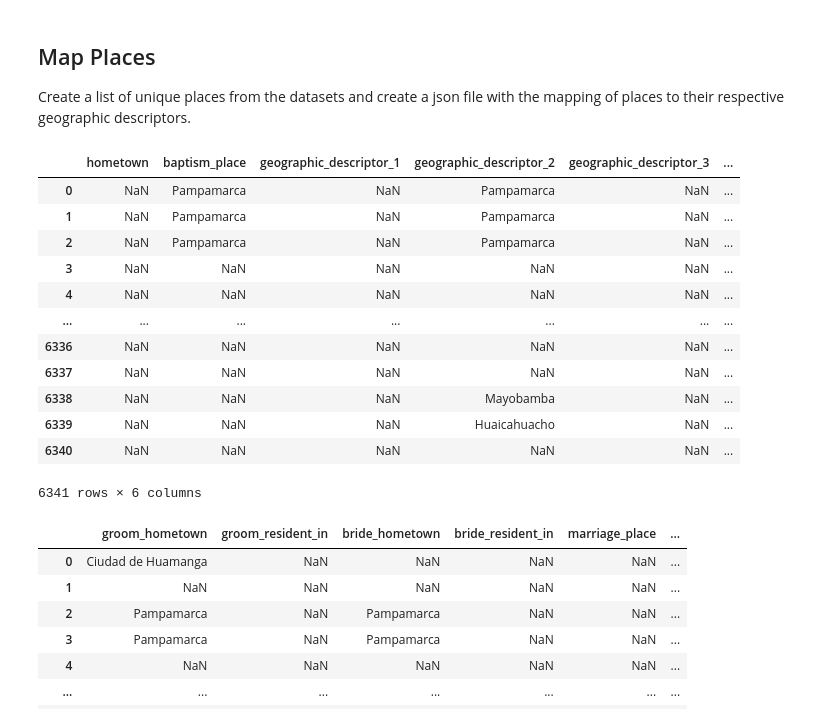
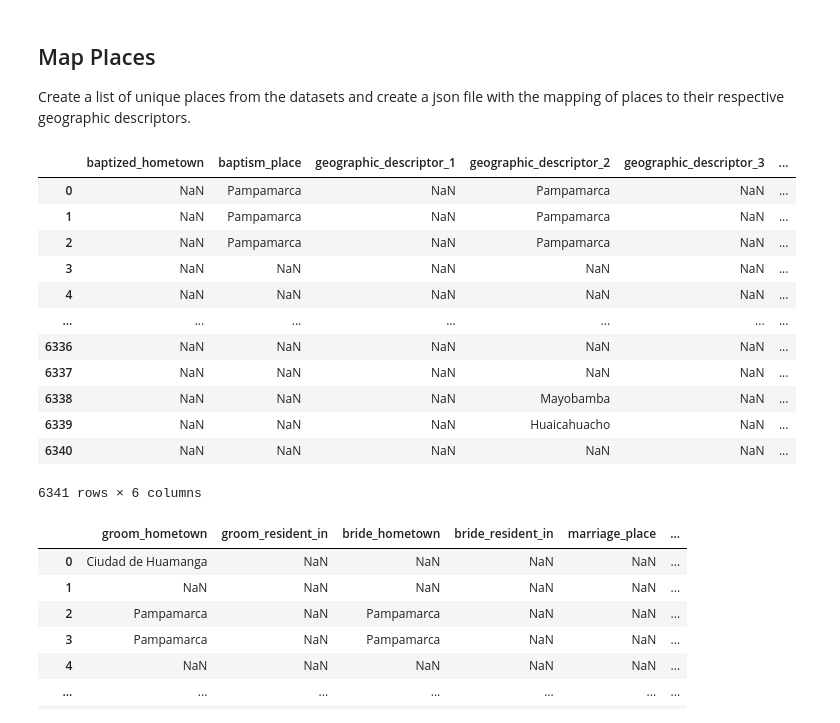
Before and after one commit to UCSB-AMPLab/sondondo, a Jupyter notebook: project_code/placeMapping.ipynb, the cells around one changed output. Saved outputs shown, nothing was run; the diff lists cells and outputs as text; code cells hidden in the pictures.

```diff
--- a/project_code/placeMapping.ipynb
+++ b/project_code/placeMapping.ipynb
@@ -38,18 +38,18 @@ from actions.extractors import placeRecognition
 extractor = placeRecognition.PlaceExtractor()
 # %%
 bautismos_place_columns = [
-    'hometown', 'baptism_place', 'geographic_descriptor_1',
+    'baptized_hometown', 'baptism_place', 'geographic_descriptor_1',
         'geographic_descriptor_2', 'geographic_descriptor_3',
         'geographic_descriptor_4'
 ]
 
 for col in bautismos_place_columns:
     if col in BAUTISMOS_HARMONIZED.columns:
         BAUTISMOS_HARMONIZED[col] = extractor.extract_places_per_row(BAUTISMOS_HARMONIZED[col])
 
 BAUTISMOS_HARMONIZED[bautismos_place_columns]
 # %% [output]
-|  | hometown | baptism_place | geographic_descriptor_1 | geographic_descriptor_2 | geographic_descriptor_3 | ... |
+|  | baptized_hometown | baptism_place | geographic_descriptor_1 | geographic_descriptor_2 | geographic_descriptor_3 | ... |
 | 0 | NaN | Pampamarca | NaN | Pampamarca | NaN | ... |
 | 1 | NaN | Pampamarca | NaN | Pampamarca | NaN | ... |
 | 2 | NaN | Pampamarca | NaN | Pampamarca | NaN | ... |
```
Also changed, not shown: parts of 4 cells of this notebook.
